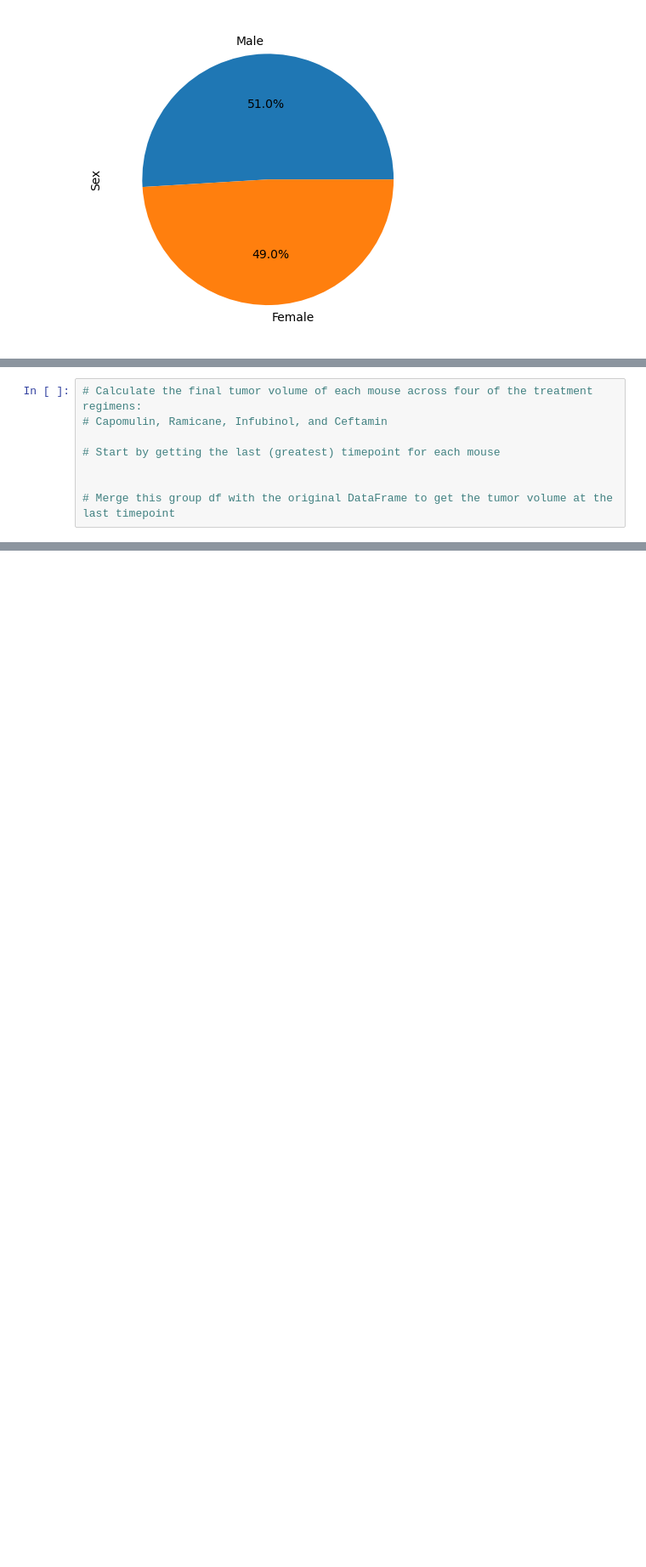
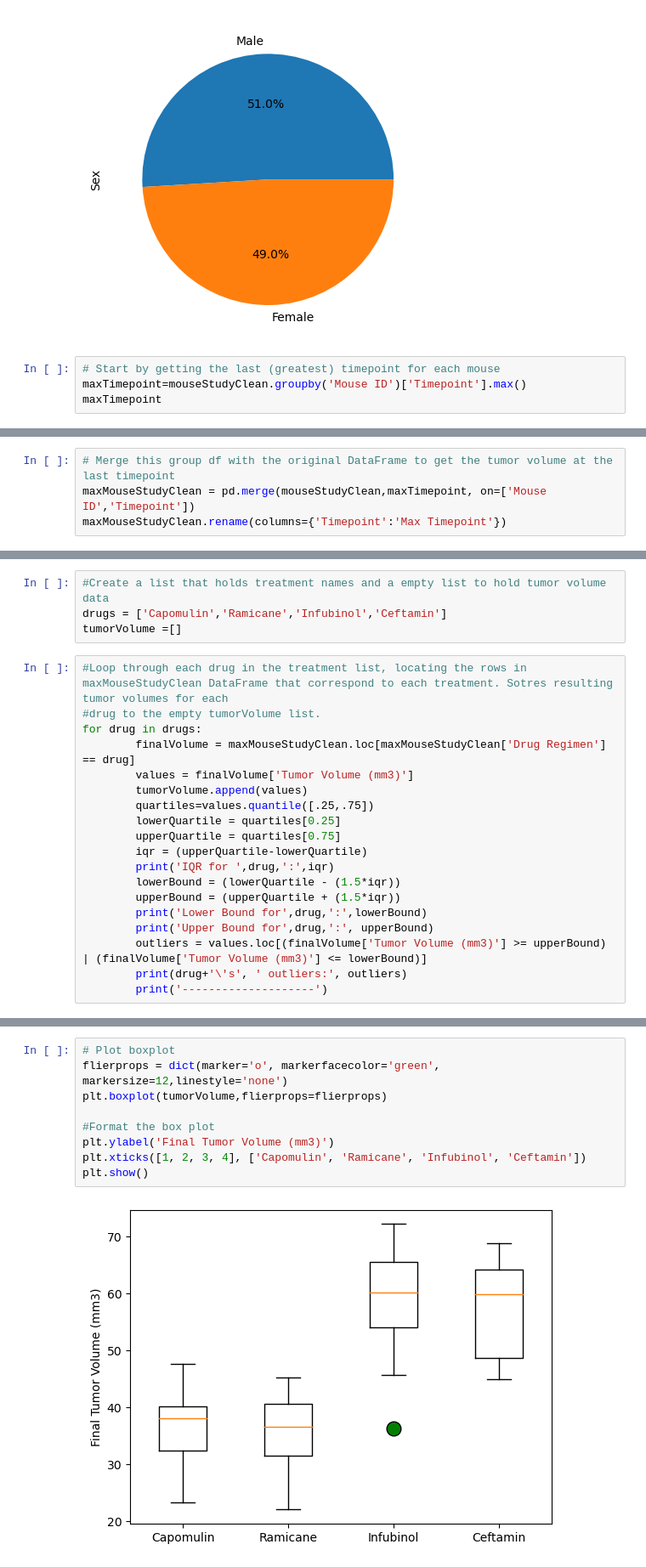
Before and after one commit to JDough89/Pymaceuticals, a Jupyter notebook: pymaceuticals.ipynb, the cells around one changed output, grey strips where cells are left out. Shown at 85% size. Saved outputs shown, nothing was run; the diff lists cells and outputs as text; blank space fills up the shorter version.

Commit message:
boxplot

```diff
--- a/pymaceuticals.ipynb
+++ b/pymaceuticals.ipynb
@@ -154,3 +154,7 @@ plt.ylabel('Sex')
 plt.show()
 # %% [output]
 [figure]
+# %%
+# Start by getting the last (greatest) timepoint for each mouse
+maxTimepoint=mouseStudyClean.groupby('Mouse ID')['Timepoint'].max()
+maxTimepoint
@@ -157,8 +175,4 @@ plt.show()
 # %%
-# Calculate the final tumor volume of each mouse across four of the treatment regimens:
-# Capomulin, Ramicane, Infubinol, and Ceftamin
-
-# Start by getting the last (greatest) timepoint for each mouse
-
-
 # Merge this group df with the original DataFrame to get the tumor volume at the last timepoint
+maxMouseStudyClean = pd.merge(mouseStudyClean,maxTimepoint, on=['Mouse ID','Timepoint'])
+maxMouseStudyClean.rename(columns={'Timepoint':'Max Timepoint'})
@@ -164,0 +193,23 @@ plt.show()
+# %%
+#Create a list that holds treatment names and a empty list to hold tumor volume data
+drugs = ['Capomulin','Ramicane','Infubinol','Ceftamin']
+tumorVolume =[]
+# %%
+#Loop through each drug in the treatment list, locating the rows in maxMouseStudyClean DataFrame that correspond to each treatment. Sotres resulting tumor volumes for each
+#drug to the empty tumorVolume list.
+for drug in drugs:
+        finalVolume = maxMouseStudyClean.loc[maxMouseStudyClean['Drug Regimen'] == drug]
+        values = finalVolume['Tumor Volume (mm3)']
+        tumorVolume.append(values)
+        quartiles=values.quantile([.25,.75])
+        lowerQuartile = quartiles[0.25]
+        upperQuartile = quartiles[0.75]
+        iqr = (upperQuartile-lowerQuartile)
+        print('IQR for ',drug,':',iqr)
+        lowerBound = (lowerQuartile - (1.5*iqr))
+        upperBound = (upperQuartile + (1.5*iqr))
+        print('Lower Bound for',drug,':',lowerBound)
+        print('Upper Bound for',drug,':', upperBound)
+        outliers = values.loc[(finalVolume['Tumor Volume (mm3)'] >= upperBound) | (finalVolume['Tumor Volume (mm3)'] <= lowerBound)]
+        print(drug+'\'s', ' outliers:', outliers)
+        print('--------------------')
@@ -164,0 +234,11 @@ plt.show()
+# %%
+# Plot boxplot
+flierprops = dict(marker='o', markerfacecolor='green', markersize=12,linestyle='none')
+plt.boxplot(tumorVolume,flierprops=flierprops)
+
+#Format the box plot
+plt.ylabel('Final Tumor Volume (mm3)')
+plt.xticks([1, 2, 3, 4], ['Capomulin', 'Ramicane', 'Infubinol', 'Ceftamin'])
+plt.show()
+# %% [output]
+[figure, added]
```
Also changed, not shown: parts of 4 cells of this notebook.
